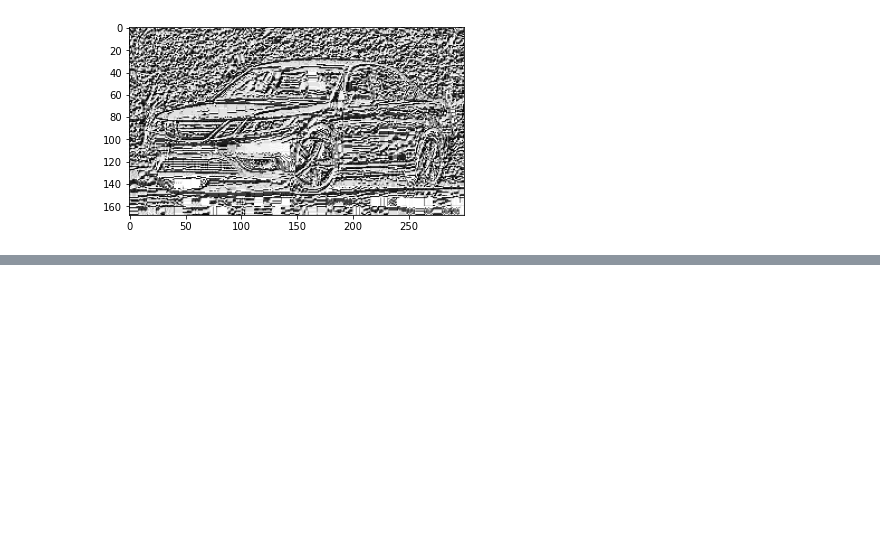
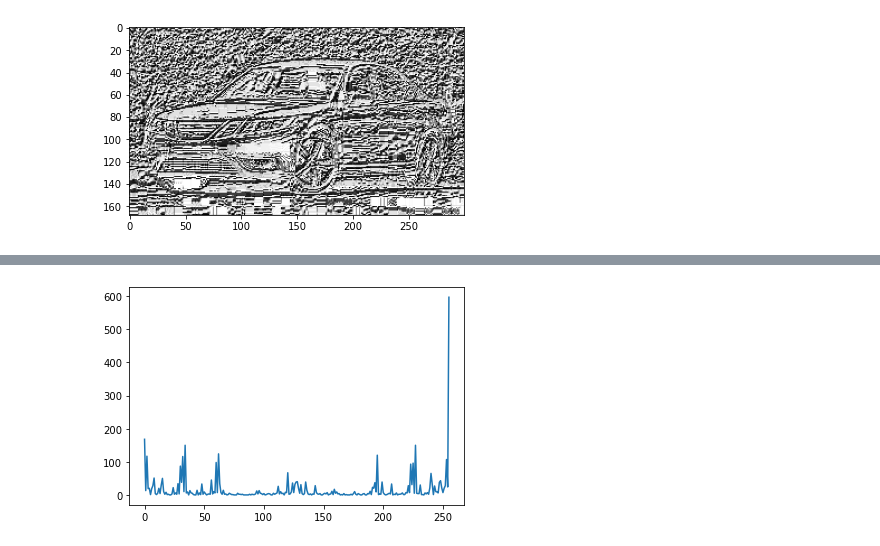
Before and after one commit to smuglilgoat/Atelier_Creatif_TP, a Jupyter notebook: Atelier_TP1/atelier_tp1.ipynb, the cells around one changed output, grey strips where cells are left out. Cells and saved outputs as stored; diff of their text form; code cells hidden in the pictures; blank space fills up the shorter version.

```diff
--- a/Atelier_TP1/atelier_tp1.ipynb
+++ b/Atelier_TP1/atelier_tp1.ipynb
@@ -106,3 +121,8 @@ while(i <= 104 && j <= 236){
+# %%
+plt.plot(histo_found)
+plt.show()
+# %% [output]
+[figure, added]
 # %%
 # def gestion_souris(event,x,y,flags,param):
 #     global mouseX,mouseY
```
Also changed, not shown: parts of 5 cells of this notebook.
